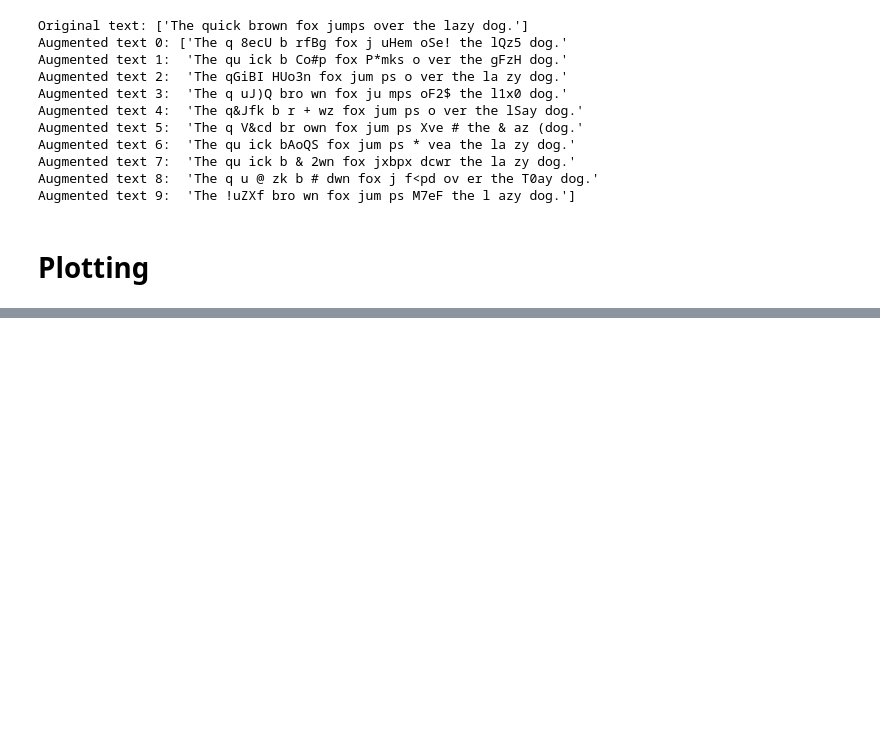
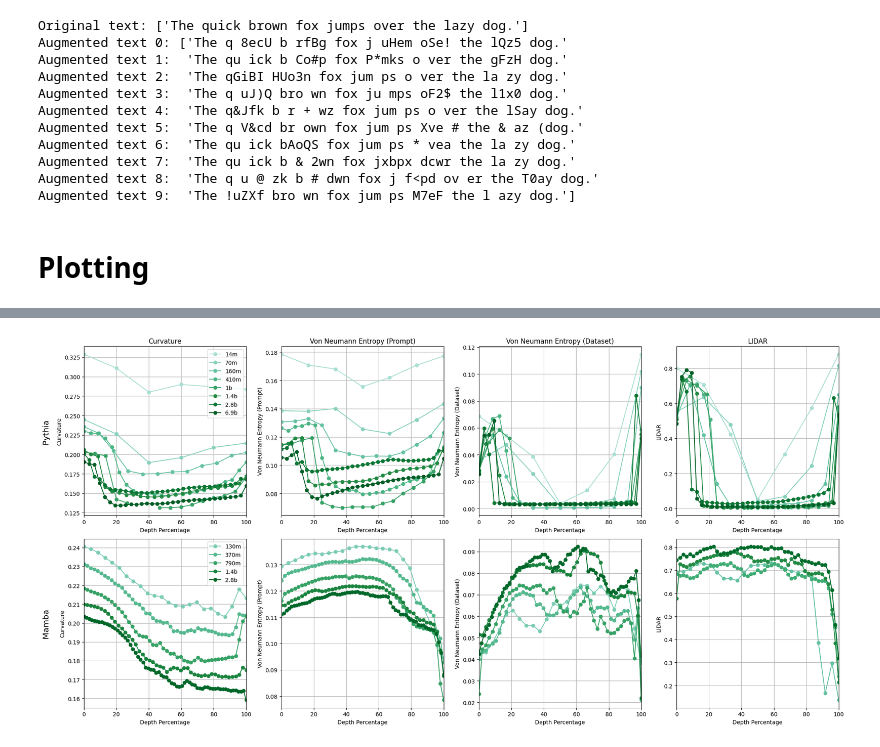
Before and after one commit to OFSkean/information_flow, a Jupyter notebook: experiments/layerwise_entropies.ipynb, the cells around one changed output, grey strips where cells are left out. Drawn from its saved outputs; the diff is of its cells as text; code cells hidden in the pictures; blank space fills up the shorter version.

```diff
--- a/experiments/layerwise_entropies.ipynb
+++ b/experiments/layerwise_entropies.ipynb
@@ -518,0 +333,73 @@ plt.show()
+# %%
+import matplotlib.pyplot as plt
+import pickle
+import numpy as np
+
+def load_results_layerwise_entropies(model_name, experiment_name, granularity, normalization):
+    with open(f"entropy_results/entropy={experiment_name}_model={model_name}_granularity={granularity}_normalization={normalization}.pkl", "rb") as f:
+        layerwise_entropies_per_model = pickle.load(f)
+    return layerwise_entropies_per_model
+
+models = ["EleutherAI", "mamba"]
+experiments = ["curvature", "alpha1", "alpha1","lidar"]
+
+# Create the grid of subplots
+A = len(models)
+B = len(experiments)
+fig, axs = plt.subplots(A, B, figsize=(5 * B, 5 * A))
+
+# Create row and column labels
+row_labels = ['Pythia', 'Mamba']
+col_labels = ['Curvature', 'Von Neumann Entropy (Prompt)', 'Von Neumann Entropy (Dataset)', 'LIDAR']
+
+# Iterate over models and experiments
+for i, model_name in enumerate(models):
+    for j, experiment_name in enumerate(experiments):
+        # Load entropies for each model and experiment
+        granularity = 'sentence' if 'alpha1' in experiment_name and j==1 else 'dataset'
+        granularity = 'sentence' if 'curvature' in experiment_name else granularity
+
+        normalization = 'logNlogD'
+        normalization = 'raw' if 'curvature' in experiment_name else normalization
+        normalization = 'maxEntropy' if 'lidar' in experiment_name else normalization
+
+        try:
+            layerwise_entropies = load_results_layerwise_entropies(model_name, experiment_name, granularity=granularity, normalization=normalization)
+        except FileNotFoundError as e:
+            print(e)
+            layerwise_entropies=None
+
+        # Access the corresponding subplot
+        ax = axs[i, j] if A > 1 and B > 1 else axs[j] if A == 1 else axs[i]
+
+        if layerwise_entropies is not None:
+            for model_size_idx, (model_variant, entropies) in enumerate(layerwise_entropies.items()):
+                offset = 4
+                color = plt.cm.BuGn( (model_size_idx+offset) / (len(layerwise_entropies) + offset) )
+                depth_percentage = np.linspace(0, 100, len(entropies))
+                ax.plot(depth_percentage, entropies, marker='o', label=model_variant, color=color)
+        else:
+            ax.text(0.5, 0.5, 'Missing data', ha='center', va='center', fontsize=12, color='red')
+
+        # Set the labels
+        ax.set_xlabel('Depth Percentage')
+        ax.set_ylabel(f'{col_labels[j]}')
+        if i==0:
+            ax.set_title(f'{col_labels[j]}')
+
+        if j == 0:
+            ax.legend()
+        ax.grid(True)
+        ax.set_xlim(0, 100)
+# Set row labels using ax.text
+for i, row in enumerate(row_labels):
+    y_position = (A-i-0.5)/A
+    if i == 1:
+        y_position += 0.02  # Adjust this value to fine-tune the position
+    fig.text(-0.001, y_position, row, rotation=90, va='center', ha='right', fontsize='x-large')
+
+# Adjust layout
+plt.tight_layout()
+plt.show()
+# %% [output]
+[figure, added]
```
Also changed, not shown: parts of 12 cells of this notebook, 5 other files.
